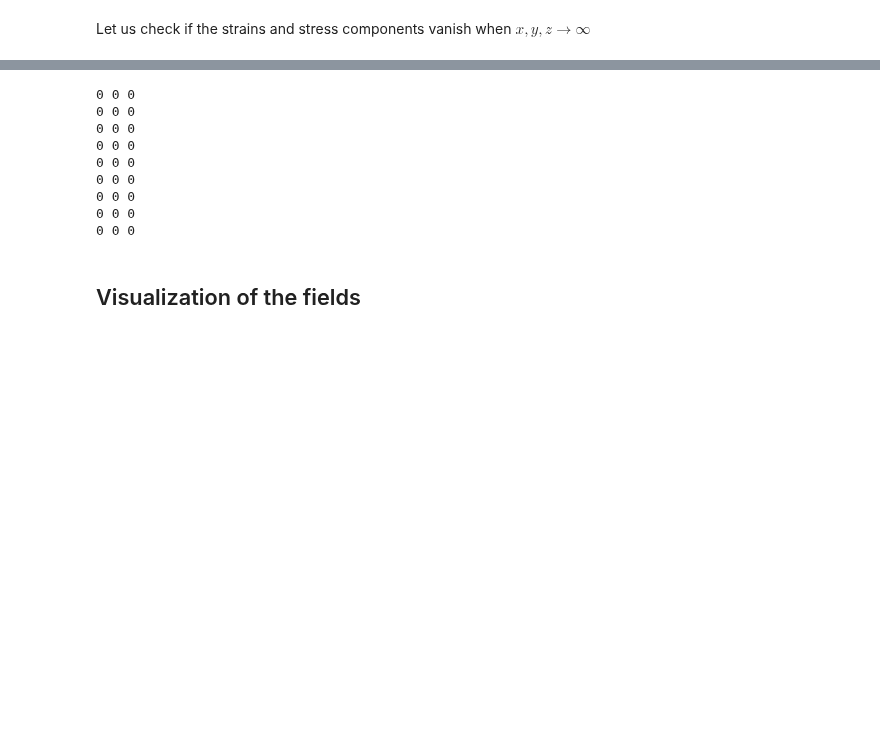
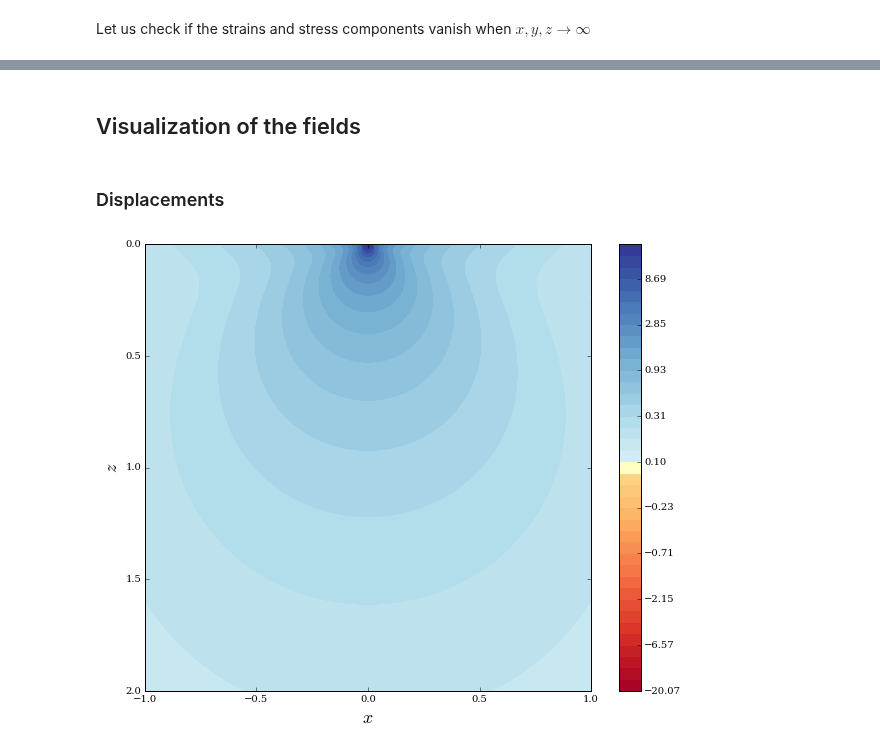
Before and after one commit to nicoguaro/notebooks_examples, a Jupyter notebook: point_source_halfspace.ipynb, the cells around one changed output, grey strips where cells are left out. Drawn from its saved outputs; the diff is of its cells as text; code cells hidden in the pictures; blank space fills up the shorter version.

```diff
--- a/point_source_halfspace.ipynb
+++ b/point_source_halfspace.ipynb
@@ -85,17 +82,7 @@ for row in range(3):
 # %%
-for row in range(3):
-    for col in range(3):
-        print limit(sigma[row, col].subs(r, rdef), x, oo), limit(sigma[row, col].subs(r, rdef), y, oo),
-        print limit(sigma[row, col].subs(r, rdef), z, oo)
+#for row in range(3):
+#    for col in range(3):
+#        print limit(sigma[row, col].subs(r, rdef), x, oo), limit(sigma[row, col].subs(r, rdef), y, oo),
+#        print limit(sigma[row, col].subs(r, rdef), z, oo)
-# %% [output]
-0 0 0
-0 0 0
-0 0 0
-0 0 0
-0 0 0
-0 0 0
-0 0 0
-0 0 0
-0 0 0
 # %% [markdown]
 ## Visualization of the fields
@@ -107,0 +115,9 @@ x_vec, z_vec = np.mgrid[-1:1:100j, 0:2:100j]
+# %% [markdown]
+### Displacements
+# %%
+umag = sqrt((u.T*u)[0]).subs(r, rdef)
+plt.figure(figsize=(10,8))
+field_plot(umag, x_vec, 0, z_vec, 1.0, 0.3, 0.0, 1.0)
+plt.show()
+# %% [output]
+[figure, added]
```
Also changed, not shown: parts of 14 cells of this notebook.
